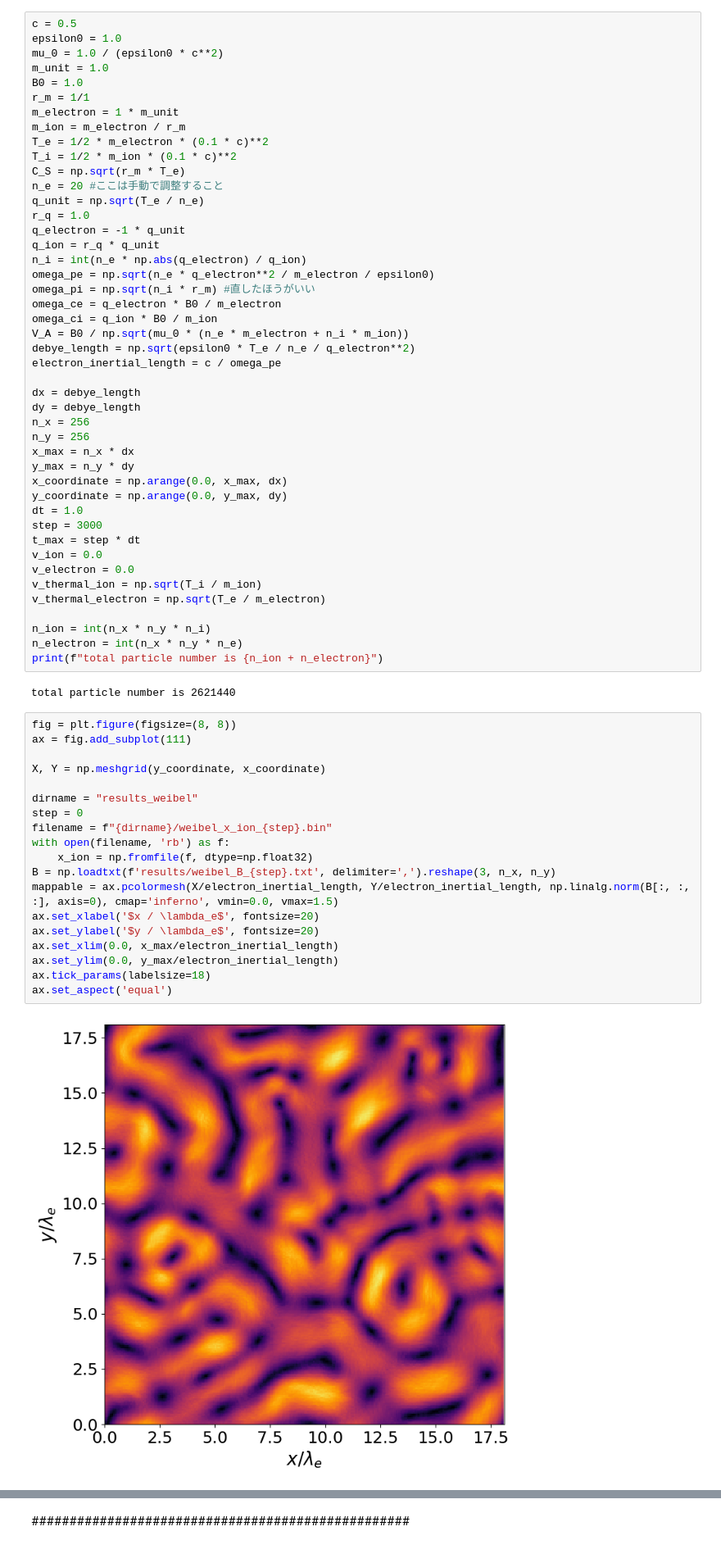
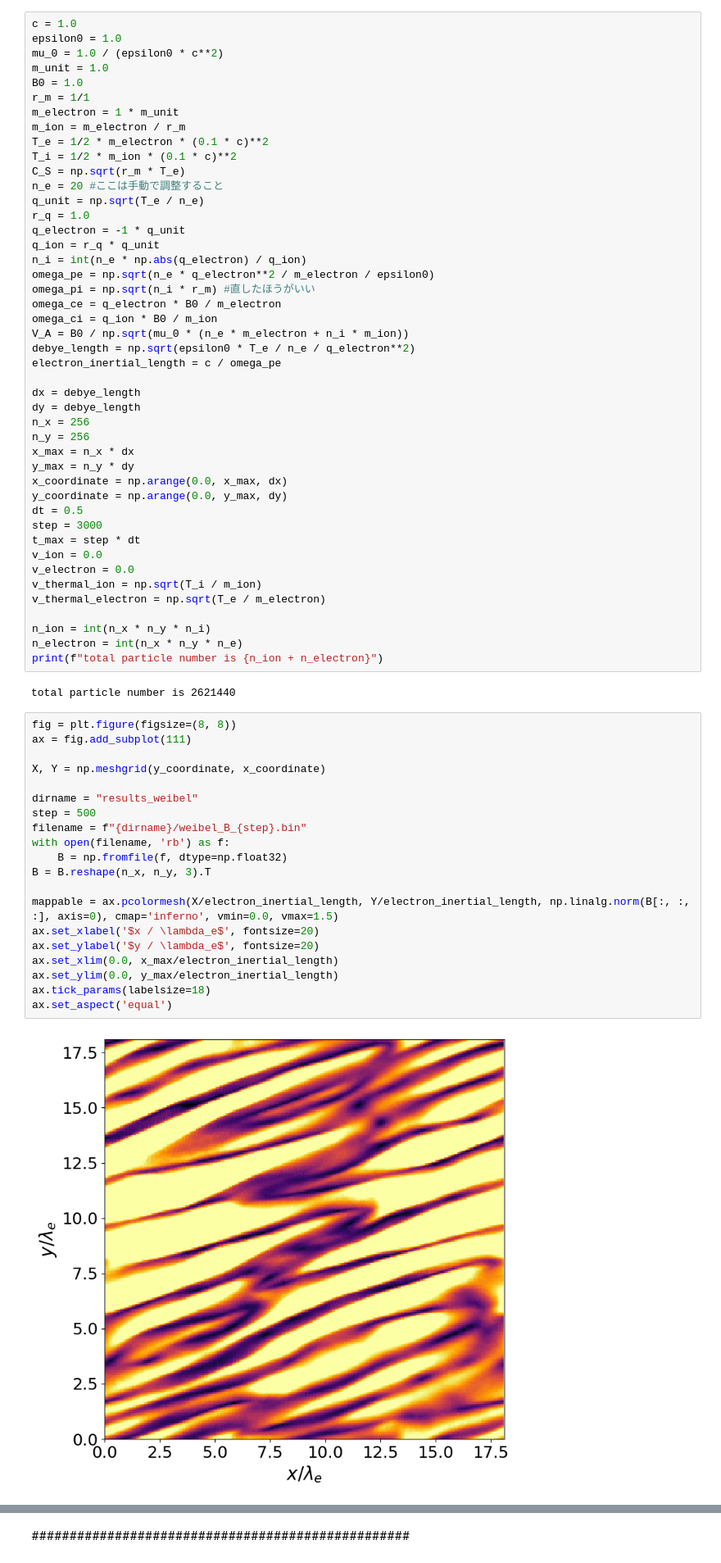
Before and after one commit to keita-akutagawa/PIC_GPU, a Jupyter notebook: examples_2D/weibel/PIC2D_plot_weibel.ipynb, the cells around one changed output, grey strips where cells are left out. Shown at 82% size. Drawn from its saved outputs; the diff is of its cells as text.

```diff
--- a/examples_2D/weibel/PIC2D_plot_weibel.ipynb
+++ b/examples_2D/weibel/PIC2D_plot_weibel.ipynb
@@ -4,7 +4,7 @@ from scipy import stats
 import matplotlib.pyplot as plt
 import cv2
 # %%
-c = 0.5
+c = 1.0
 epsilon0 = 1.0
 mu_0 = 1.0 / (epsilon0 * c**2)
 m_unit = 1.0
@@ -37,7 +37,7 @@ x_max = n_x * dx
 y_max = n_y * dy
 x_coordinate = np.arange(0.0, x_max, dx)
 y_coordinate = np.arange(0.0, y_max, dy)
-dt = 1.0
+dt = 0.5
 step = 3000
 t_max = step * dt
 v_ion = 0.0
@@ -53,24 +53,25 @@ total particle number is 2621440
 # %%
 fig = plt.figure(figsize=(8, 8))
 ax = fig.add_subplot(111)
 
 X, Y = np.meshgrid(y_coordinate, x_coordinate)
 
 dirname = "results_weibel"
-step = 0
-filename = f"{dirname}/weibel_x_ion_{step}.bin"
+step = 500
+filename = f"{dirname}/weibel_B_{step}.bin"
 with open(filename, 'rb') as f:
-    x_ion = np.fromfile(f, dtype=np.float32)
-B = np.loadtxt(f'results/weibel_B_{step}.txt', delimiter=',').reshape(3, n_x, n_y)
+    B = np.fromfile(f, dtype=np.float32)
+B = B.reshape(n_x, n_y, 3).T
+
 mappable = ax.pcolormesh(X/electron_inertial_length, Y/electron_inertial_length, np.linalg.norm(B[:, :, :], axis=0), cmap='inferno', vmin=0.0, vmax=1.5)
 ax.set_xlabel('$x / \lambda_e$', fontsize=20)
 ax.set_ylabel('$y / \lambda_e$', fontsize=20)
 ax.set_xlim(0.0, x_max/electron_inertial_length)
 ax.set_ylim(0.0, y_max/electron_inertial_length)
 ax.tick_params(labelsize=18)
 ax.set_aspect('equal')
 # %% [output]
-[figure, old version]
+[figure, new version]
 # %%
 fig = plt.figure(figsize=(8, 8))
 ax = fig.add_subplot(111)
```
Also changed, not shown: parts of 1 cell of this notebook, 2 other files.
